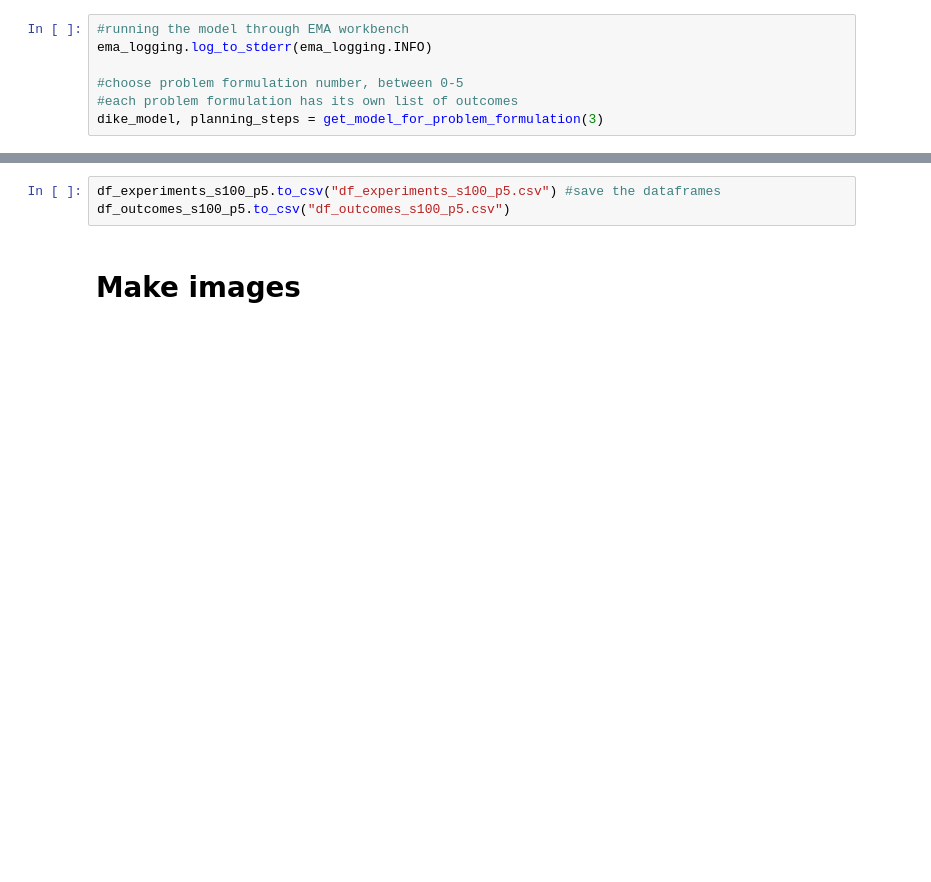
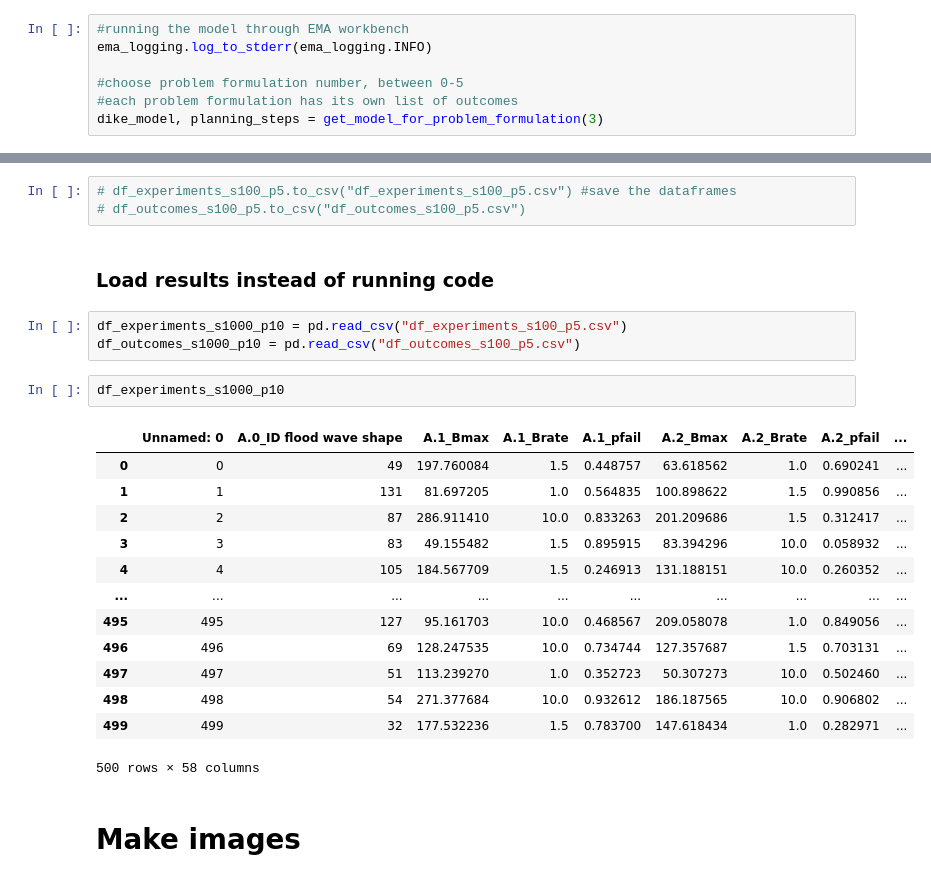
Before and after one commit to WillemijnTutu/EPA1361_group16, a Jupyter notebook: Settings_Exploration.ipynb, the cells around one changed output, grey strips where cells are left out. Drawn from its saved outputs; the diff is of its cells as text; blank space fills up the shorter version.

```diff
--- a/Settings_Exploration.ipynb
+++ b/Settings_Exploration.ipynb
@@ -98,8 +103,29 @@ Index(['A.0_ID flood wave shape', 'A.1_Bmax', 'A.1_Brate', 'A.1_pfail',
        'Expected Evacuation Costs'],
       dtype='object')
 # %%
-df_experiments_s100_p5.to_csv("df_experiments_s100_p5.csv") #save the dataframes
-df_outcomes_s100_p5.to_csv("df_outcomes_s100_p5.csv")
+# df_experiments_s100_p5.to_csv("df_experiments_s100_p5.csv") #save the dataframes
+# df_outcomes_s100_p5.to_csv("df_outcomes_s100_p5.csv")
+# %% [markdown]
+### Load results instead of running code
+# %%
+df_experiments_s1000_p10 = pd.read_csv("df_experiments_s100_p5.csv")
+df_outcomes_s1000_p10 = pd.read_csv("df_outcomes_s100_p5.csv")
+# %%
+df_experiments_s1000_p10
+# %% [output]
+|  | Unnamed: 0 | A.0_ID flood wave shape | A.1_Bmax | A.1_Brate | A.1_pfail | A.2_Bmax | A.2_Brate | A.2_pfail | ... |
+| 0 | 0 | 49 | 197.760084 | 1.5 | 0.448757 | 63.618562 | 1.0 | 0.690241 | ... |
+| 1 | 1 | 131 | 81.697205 | 1.0 | 0.564835 | 100.898622 | 1.5 | 0.990856 | ... |
+| 2 | 2 | 87 | 286.911410 | 10.0 | 0.833263 | 201.209686 | 1.5 | 0.312417 | ... |
+| 3 | 3 | 83 | 49.155482 | 1.5 | 0.895915 | 83.394296 | 10.0 | 0.058932 | ... |
+| 4 | 4 | 105 | 184.567709 | 1.5 | 0.246913 | 131.188151 | 10.0 | 0.260352 | ... |
+| ... | ... | ... | ... | ... | ... | ... | ... | ... | ... |
+| 495 | 495 | 127 | 95.161703 | 10.0 | 0.468567 | 209.058078 | 1.0 | 0.849056 | ... |
+| 496 | 496 | 69 | 128.247535 | 10.0 | 0.734744 | 127.357687 | 1.5 | 0.703131 | ... |
+| 497 | 497 | 51 | 113.239270 | 1.0 | 0.352723 | 50.307273 | 10.0 | 0.502460 | ... |
+| 498 | 498 | 54 | 271.377684 | 10.0 | 0.932612 | 186.187565 | 10.0 | 0.906802 | ... |
+| 499 | 499 | 32 | 177.532236 | 1.5 | 0.783700 | 147.618434 | 1.0 | 0.282971 | ... |
+500 rows × 58 columns
 # %% [markdown]
 # Make images
 # %%
```
Also changed, not shown: parts of 18 cells of this notebook, 5 other files.
